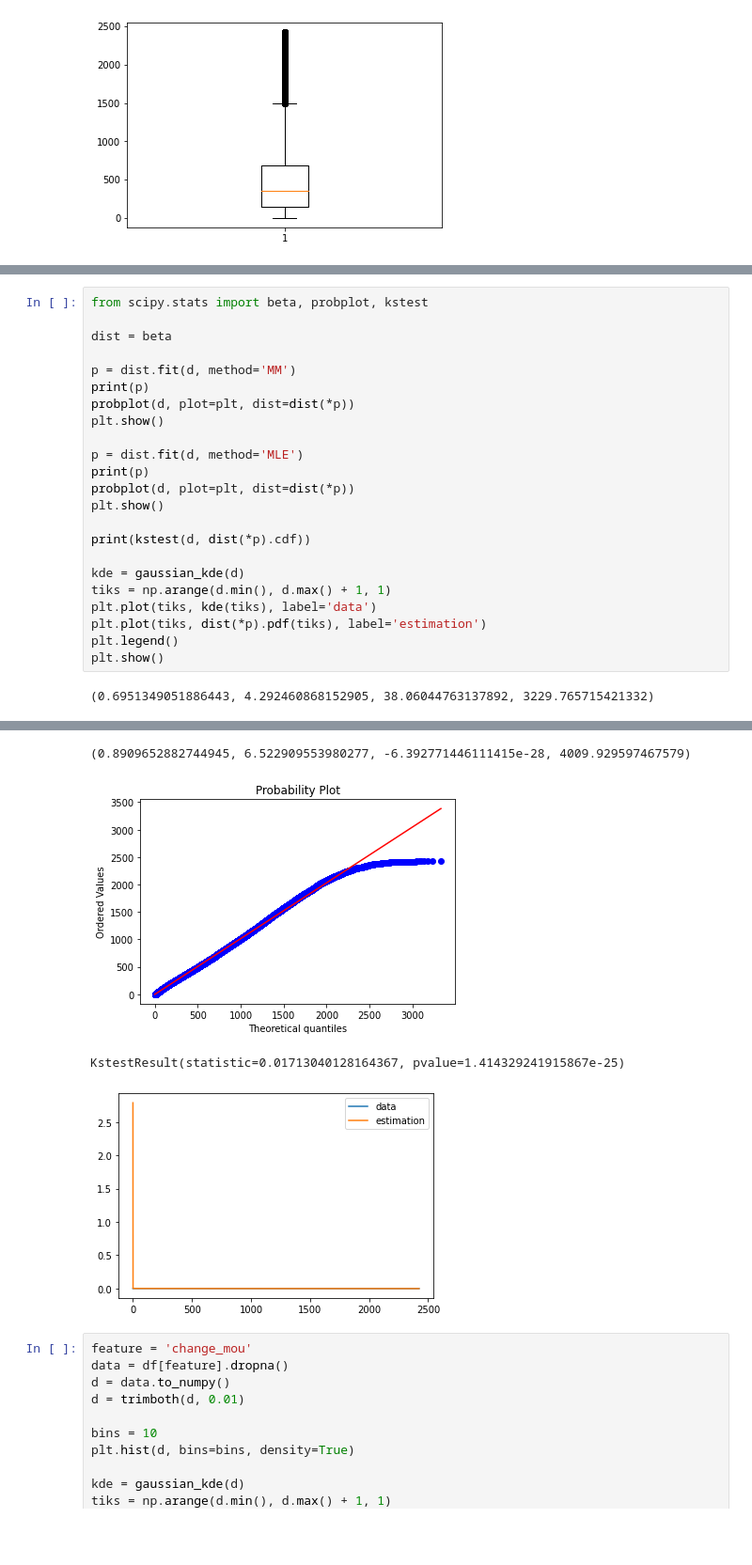
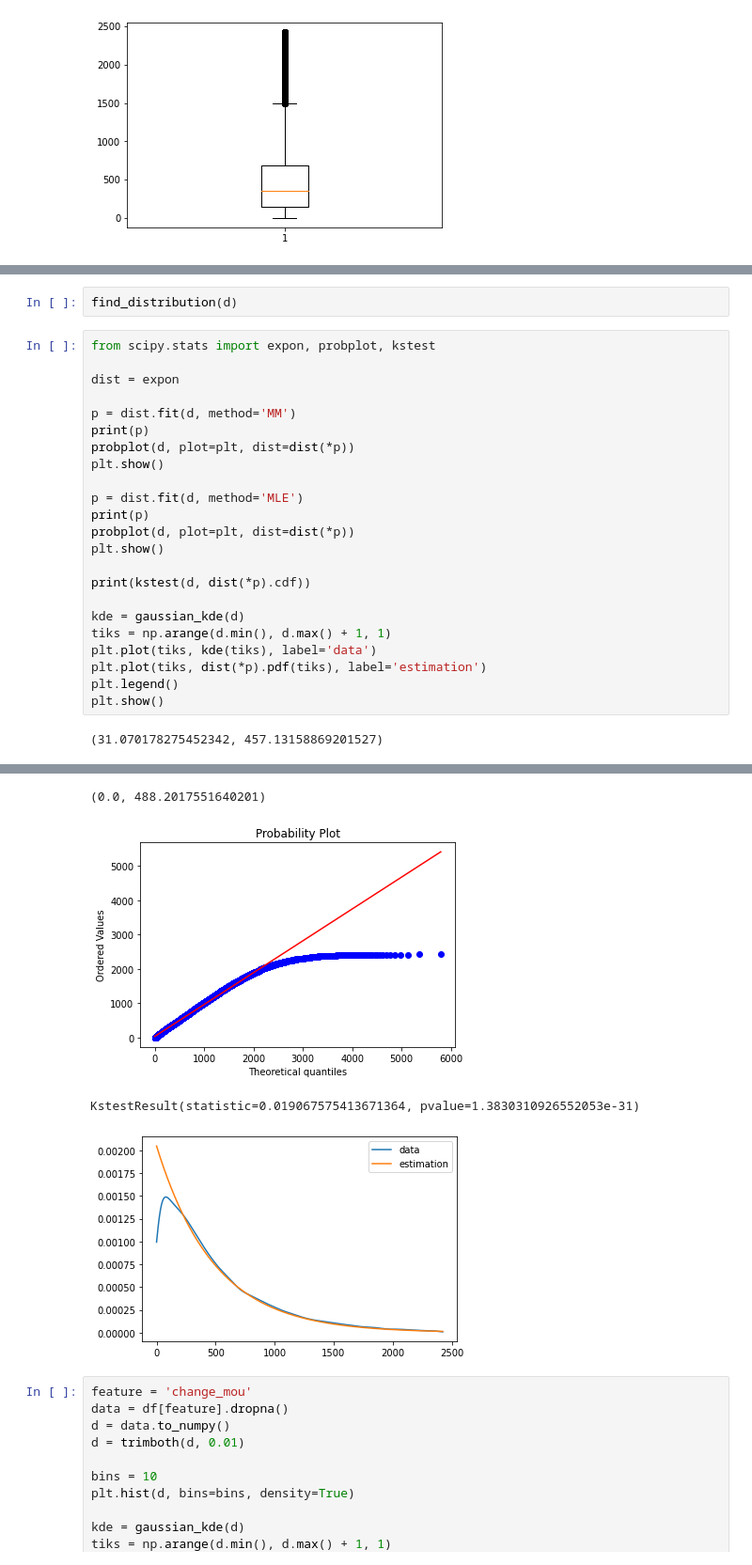
Before and after one commit to zuevmaxim/m-m2021, a Jupyter notebook: lab1.ipynb, the cells around one changed output, grey strips where cells are left out. Shown at 94% size. Saved outputs shown, nothing was run; the diff lists cells and outputs as text; blank space fills up the shorter version.

```diff
--- a/lab1.ipynb
+++ b/lab1.ipynb
@@ -153,7 +133,9 @@ wald pvalue= 5.490650198460424e-147 (-77.35623423839343, 577.8820665540625)
+# %%
+find_distribution(d)
 # %%
-from scipy.stats import beta, probplot, kstest
+from scipy.stats import expon, probplot, kstest
 
-dist = beta
+dist = expon
 
 p = dist.fit(d, method='MM')
 print(p)
@@ -174,4 +156,4 @@ plt.plot(tiks, dist(*p).pdf(tiks), label='estimation')
 plt.legend()
 plt.show()
 # %% [output]
-(0.6951349051886443, 4.292460868152905, 38.06044763137892, 3229.765715421332)
+(31.070178275452342, 457.13158869201527)
@@ -179,7 +161,7 @@ plt.show()
-(0.8909652882744945, 6.522909553980277, -6.392771446111415e-28, 4009.929597467579)
+(0.0, 488.2017551640201)
-[figure, old version]
+[figure, new version]
-KstestResult(statistic=0.01713040128164367, pvalue=1.414329241915867e-25)
+KstestResult(statistic=0.019067575413671364, pvalue=1.3830310926552053e-31)
-[figure, old version]
+[figure, new version]
 # %%
 feature = 'change_mou'
 data = df[feature].dropna()
```
Also changed, not shown: parts of 13 cells of this notebook.
